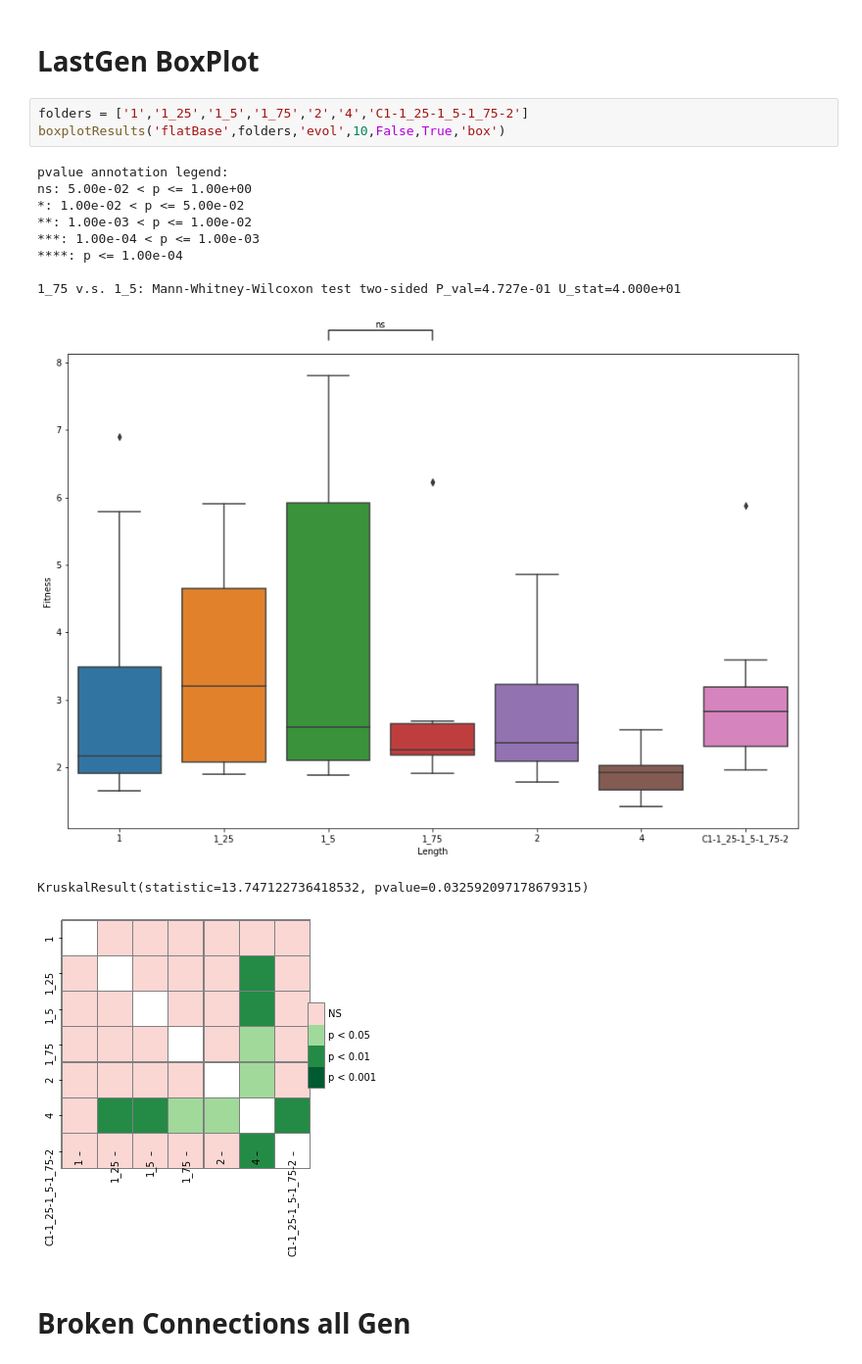
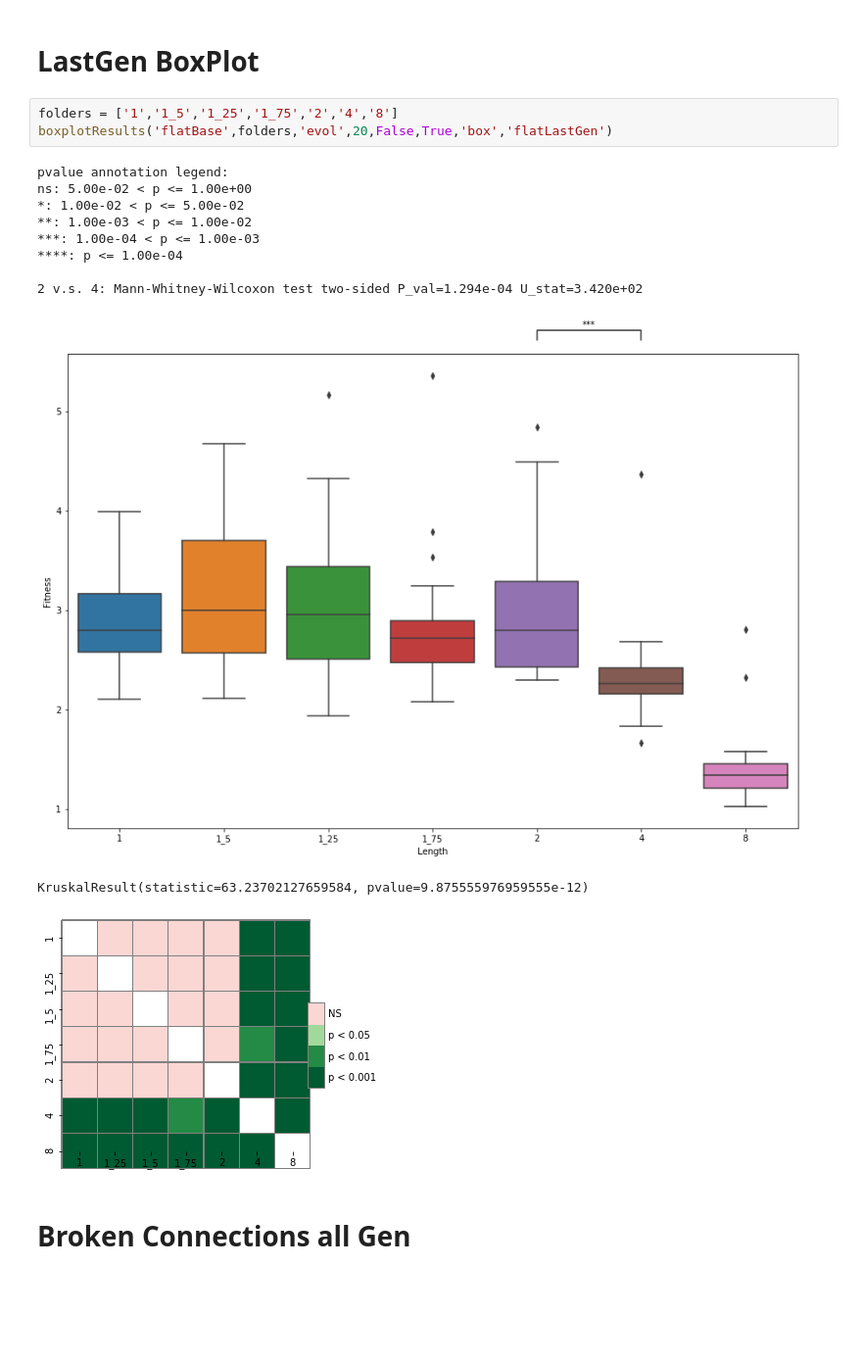
Before and after one commit to rmorenoga/paperGraphs, a Jupyter notebook: GraphsFlatBase.ipynb, the cells around one changed output. Shown at 98% size. Cells and saved outputs as stored; diff of their text form; blank space fills up the shorter version.

```diff
--- a/GraphsFlatBase.ipynb
+++ b/GraphsFlatBase.ipynb
@@ -24,20 +44,20 @@ plotResultGraphs('flatBase',folders,'evol',10,False)
 # %% [markdown]
 # LastGen BoxPlot
 # %%
-folders = ['1','1_25','1_5','1_75','2','4','C1-1_25-1_5-1_75-2']
-boxplotResults('flatBase',folders,'evol',10,False,True,'box')
+folders = ['1','1_5','1_25','1_75','2','4','8']
+boxplotResults('flatBase',folders,'evol',20,False,True,'box','flatLastGen')
 # %% [output]
 pvalue annotation legend:
 ns: 5.00e-02 < p <= 1.00e+00
 *: 1.00e-02 < p <= 5.00e-02
 **: 1.00e-03 < p <= 1.00e-02
 ***: 1.00e-04 < p <= 1.00e-03
 ****: p <= 1.00e-04
 
-1_75 v.s. 1_5: Mann-Whitney-Wilcoxon test two-sided P_val=4.727e-01 U_stat=4.000e+01
+2 v.s. 4: Mann-Whitney-Wilcoxon test two-sided P_val=1.294e-04 U_stat=3.420e+02
-[figure, old version]
+[figure, new version]
-KruskalResult(statistic=13.747122736418532, pvalue=0.032592097178679315)
+KruskalResult(statistic=63.23702127659584, pvalue=9.875555976959555e-12)
-[figure, old version]
+[figure, new version]
 # %% [markdown]
 # Broken Connections all Gen
 # %%
```
Also changed, not shown: parts of 7 cells of this notebook, 2 other files.
